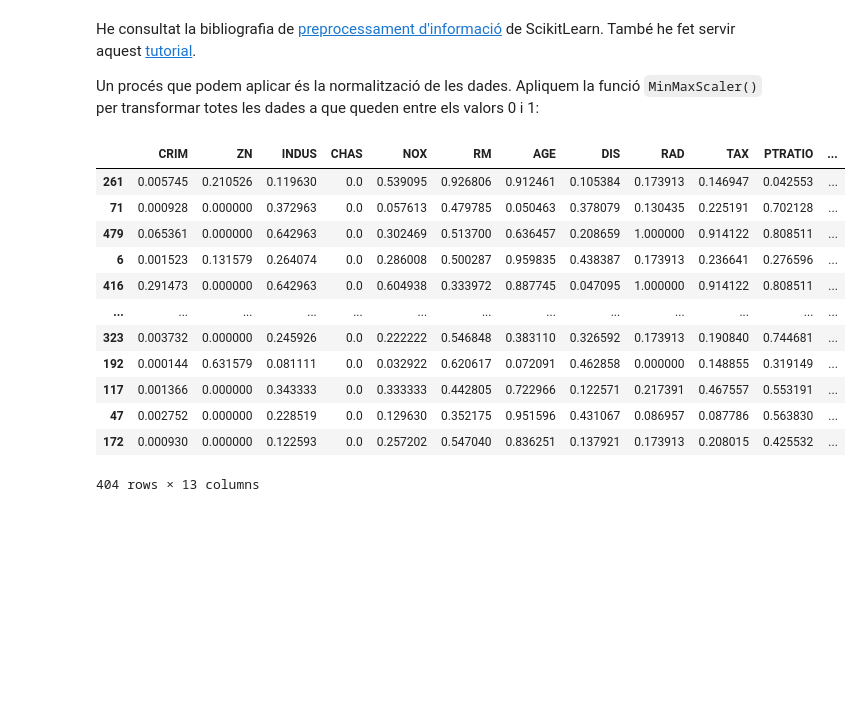
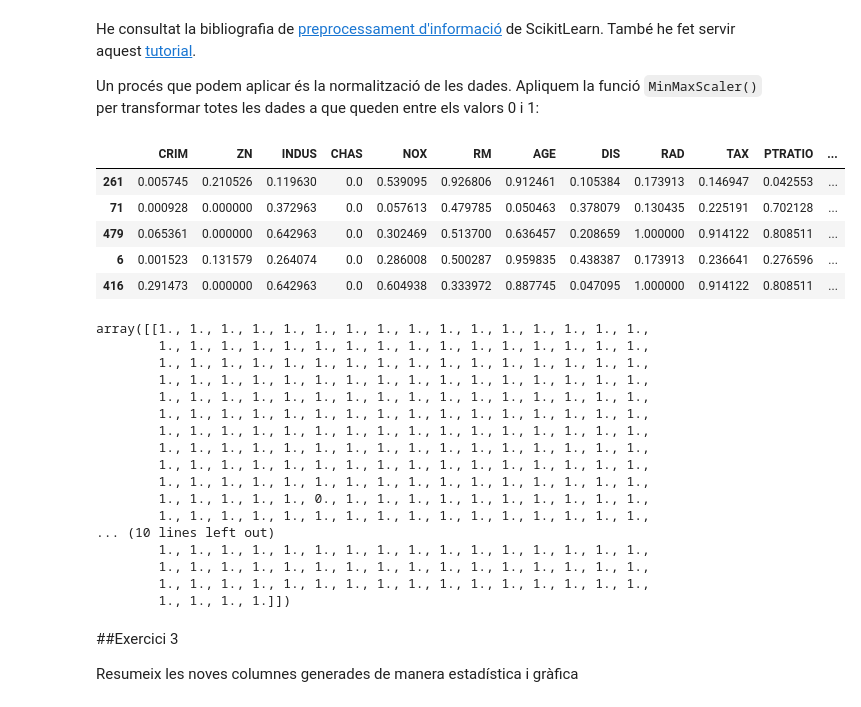
Before and after one commit to davifebdn/SkLearn_Train_Test, a Jupyter notebook: Tasca_M5_T02.ipynb, the cells around one changed output. Cells and saved outputs as stored; diff of their text form; code cells hidden in the pictures; blank space fills up the shorter version.

```diff
--- a/Tasca_M5_T02.ipynb
+++ b/Tasca_M5_T02.ipynb
@@ -277,26 +277,47 @@ Un procés que podem aplicar és la normalització de les dades. Apliquem la fun
 # %%
 #Importació
 from sklearn.datasets import fetch_openml
 from sklearn.preprocessing import MinMaxScaler
 
 #Sel·lecció de columnes numèriques
 num_cols = X_train.select_dtypes(include=['int64', 'float64', 'int32']).columns
 
 #Aplicació de MinMaxScaler
 minmax = MinMaxScaler()
 X_train[num_cols] = minmax.fit_transform(X_train[num_cols])
-X_train[num_cols]
+X_train2 = X_train[num_cols]
+X_train2.head()
 # %% [output]
 |  | CRIM | ZN | INDUS | CHAS | NOX | RM | AGE | DIS | RAD | TAX | PTRATIO | ... |
 | 261 | 0.005745 | 0.210526 | 0.119630 | 0.0 | 0.539095 | 0.926806 | 0.912461 | 0.105384 | 0.173913 | 0.146947 | 0.042553 | ... |
 | 71 | 0.000928 | 0.000000 | 0.372963 | 0.0 | 0.057613 | 0.479785 | 0.050463 | 0.378079 | 0.130435 | 0.225191 | 0.702128 | ... |
 | 479 | 0.065361 | 0.000000 | 0.642963 | 0.0 | 0.302469 | 0.513700 | 0.636457 | 0.208659 | 1.000000 | 0.914122 | 0.808511 | ... |
 | 6 | 0.001523 | 0.131579 | 0.264074 | 0.0 | 0.286008 | 0.500287 | 0.959835 | 0.438387 | 0.173913 | 0.236641 | 0.276596 | ... |
 | 416 | 0.291473 | 0.000000 | 0.642963 | 0.0 | 0.604938 | 0.333972 | 0.887745 | 0.047095 | 1.000000 | 0.914122 | 0.808511 | ... |
-| ... | ... | ... | ... | ... | ... | ... | ... | ... | ... | ... | ... | ... |
-| 323 | 0.003732 | 0.000000 | 0.245926 | 0.0 | 0.222222 | 0.546848 | 0.383110 | 0.326592 | 0.173913 | 0.190840 | 0.744681 | ... |
-| 192 | 0.000144 | 0.631579 | 0.081111 | 0.0 | 0.032922 | 0.620617 | 0.072091 | 0.462858 | 0.000000 | 0.148855 | 0.319149 | ... |
-| 117 | 0.001366 | 0.000000 | 0.343333 | 0.0 | 0.333333 | 0.442805 | 0.722966 | 0.122571 | 0.217391 | 0.467557 | 0.553191 | ... |
-| 47 | 0.002752 | 0.000000 | 0.228519 | 0.0 | 0.129630 | 0.352175 | 0.951596 | 0.431067 | 0.086957 | 0.087786 | 0.563830 | ... |
-| 172 | 0.000930 | 0.000000 | 0.122593 | 0.0 | 0.257202 | 0.547040 | 0.836251 | 0.137921 | 0.173913 | 0.208015 | 0.425532 | ... |
-404 rows × 13 columns
+# %%
+#Importació
+from sklearn.preprocessing import Binarizer
+binarizer = Binarizer(threshold=0, copy=True)
+binarizer.fit_transform(X_train2.RM.values.reshape(1, -1))
+# %% [output]
+array([[1., 1., 1., 1., 1., 1., 1., 1., 1., 1., 1., 1., 1., 1., 1., 1.,
+        1., 1., 1., 1., 1., 1., 1., 1., 1., 1., 1., 1., 1., 1., 1., 1.,
+        1., 1., 1., 1., 1., 1., 1., 1., 1., 1., 1., 1., 1., 1., 1., 1.,
+        1., 1., 1., 1., 1., 1., 1., 1., 1., 1., 1., 1., 1., 1., 1., 1.,
+        1., 1., 1., 1., 1., 1., 1., 1., 1., 1., 1., 1., 1., 1., 1., 1.,
+        1., 1., 1., 1., 1., 1., 1., 1., 1., 1., 1., 1., 1., 1., 1., 1.,
+        1., 1., 1., 1., 1., 1., 1., 1., 1., 1., 1., 1., 1., 1., 1., 1.,
+        1., 1., 1., 1., 1., 1., 1., 1., 1., 1., 1., 1., 1., 1., 1., 1.,
+        1., 1., 1., 1., 1., 1., 1., 1., 1., 1., 1., 1., 1., 1., 1., 1.,
+        1., 1., 1., 1., 1., 1., 1., 1., 1., 1., 1., 1., 1., 1., 1., 1.,
+        1., 1., 1., 1., 1., 0., 1., 1., 1., 1., 1., 1., 1., 1., 1., 1.,
+        1., 1., 1., 1., 1., 1., 1., 1., 1., 1., 1., 1., 1., 1., 1., 1.,
+... (10 lines left out)
+        1., 1., 1., 1., 1., 1., 1., 1., 1., 1., 1., 1., 1., 1., 1., 1.,
+        1., 1., 1., 1., 1., 1., 1., 1., 1., 1., 1., 1., 1., 1., 1., 1.,
+        1., 1., 1., 1., 1., 1., 1., 1., 1., 1., 1., 1., 1., 1., 1., 1.,
+        1., 1., 1., 1.]])
+# %% [markdown]
+##Exercici 3
+
+Resumeix les noves columnes generades de manera estadística i gràfica
```
